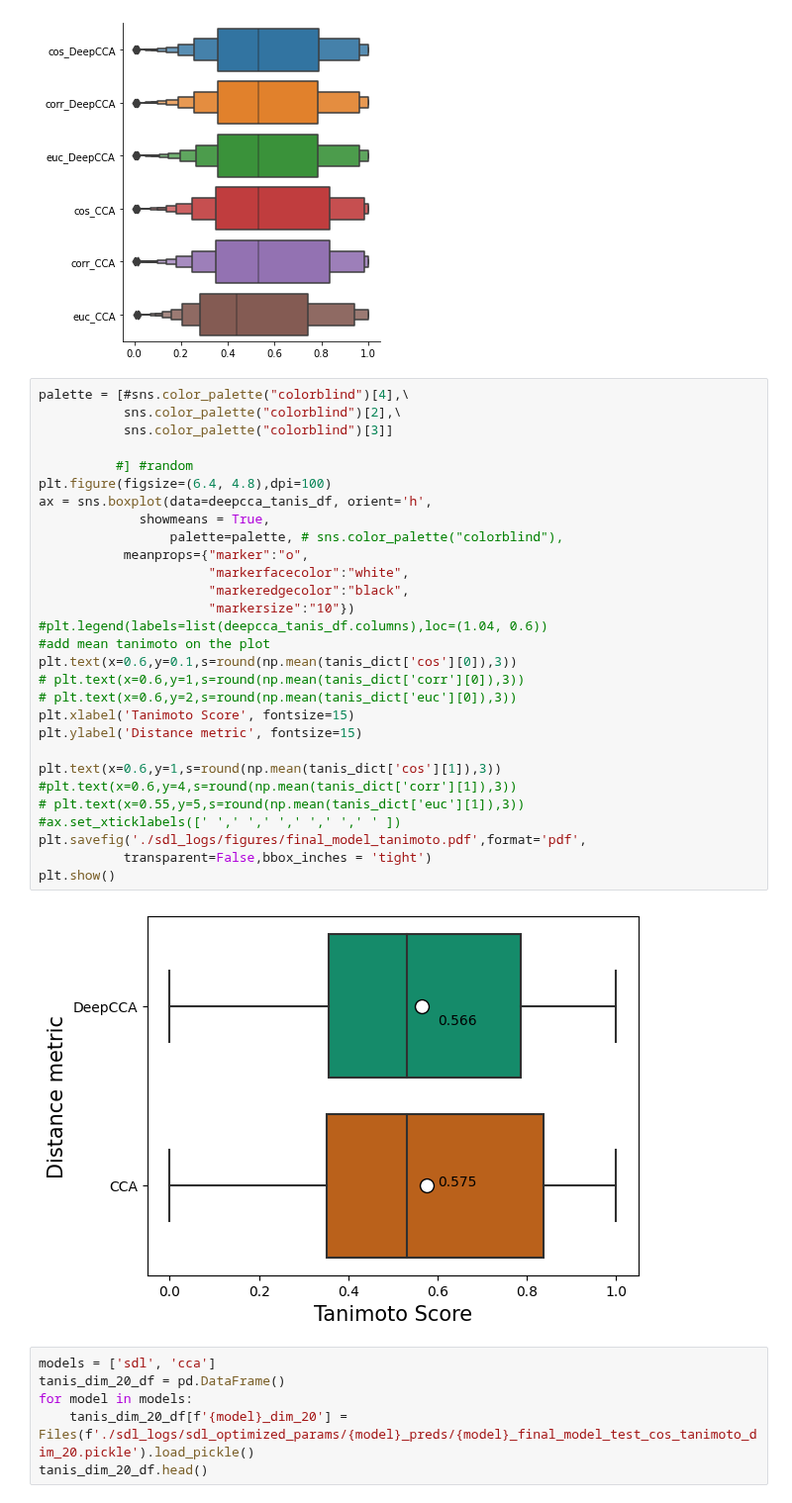
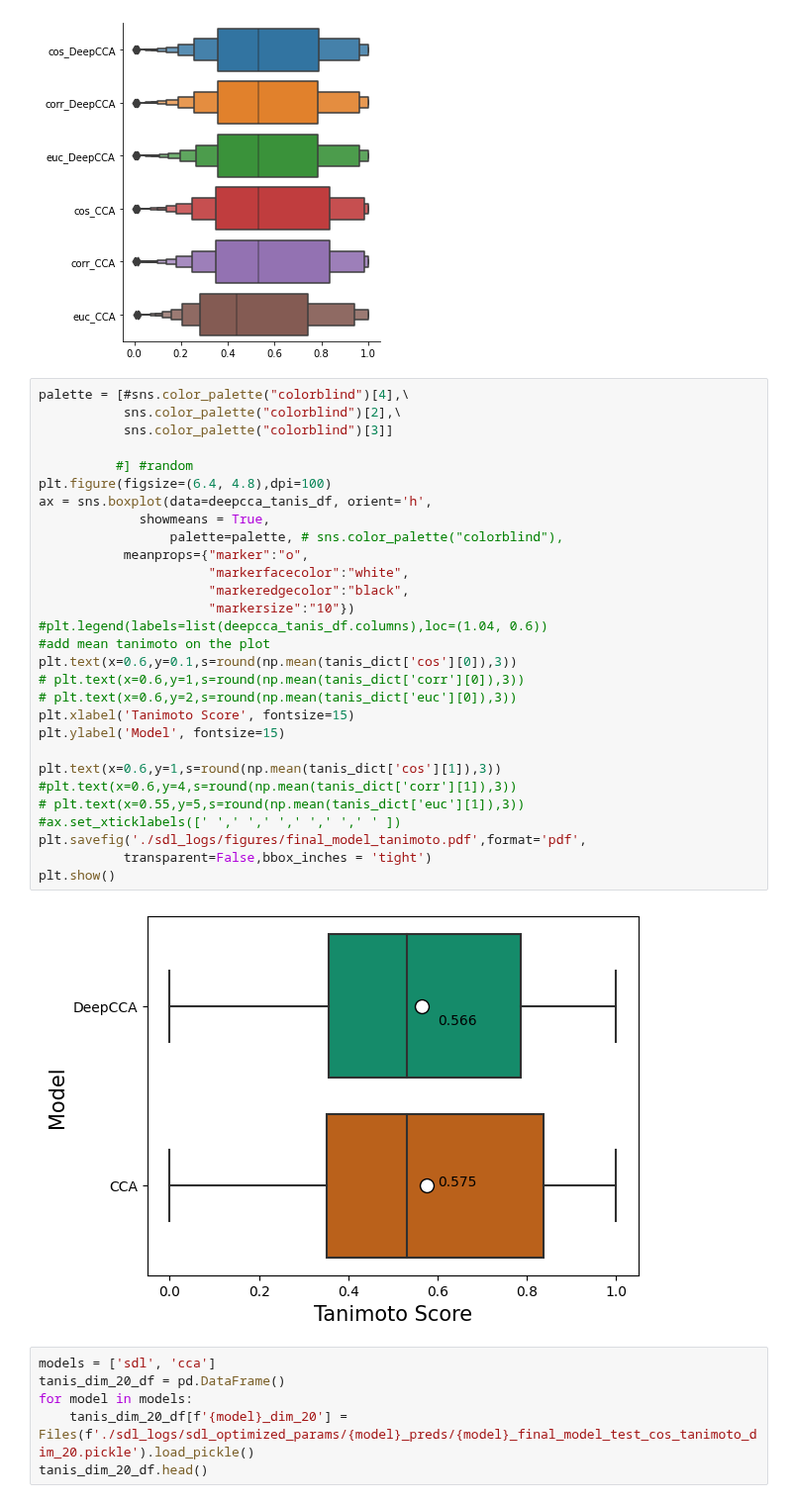
Before and after one commit to LukaLmelias/DeepCCA_thesis, a Jupyter notebook: final_model_prediction_and_evaluation.ipynb, the cells around one changed output. Shown at 99% size. Saved outputs shown, nothing was run; the diff lists cells and outputs as text.

```diff
--- a/final_model_prediction_and_evaluation.ipynb
+++ b/final_model_prediction_and_evaluation.ipynb
@@ -670,34 +872,34 @@ plt.show()
 # %%
 palette = [#sns.color_palette("colorblind")[4],\
            sns.color_palette("colorblind")[2],\
            sns.color_palette("colorblind")[3]]
 
           #] #random
 plt.figure(figsize=(6.4, 4.8),dpi=100)
 ax = sns.boxplot(data=deepcca_tanis_df, orient='h',
              showmeans = True,
                  palette=palette, # sns.color_palette("colorblind"),
            meanprops={"marker":"o",
                       "markerfacecolor":"white",
                       "markeredgecolor":"black",
                       "markersize":"10"})
 #plt.legend(labels=list(deepcca_tanis_df.columns),loc=(1.04, 0.6))
 #add mean tanimoto on the plot
 plt.text(x=0.6,y=0.1,s=round(np.mean(tanis_dict['cos'][0]),3))
 # plt.text(x=0.6,y=1,s=round(np.mean(tanis_dict['corr'][0]),3))
 # plt.text(x=0.6,y=2,s=round(np.mean(tanis_dict['euc'][0]),3))
 plt.xlabel('Tanimoto Score', fontsize=15)
-plt.ylabel('Distance metric', fontsize=15)
+plt.ylabel('Model', fontsize=15)
 
 plt.text(x=0.6,y=1,s=round(np.mean(tanis_dict['cos'][1]),3))
 #plt.text(x=0.6,y=4,s=round(np.mean(tanis_dict['corr'][1]),3))
 # plt.text(x=0.55,y=5,s=round(np.mean(tanis_dict['euc'][1]),3))
 #ax.set_xticklabels([' ',' ',' ',' ',' ',' ' ])
 plt.savefig('./sdl_logs/figures/final_model_tanimoto.pdf',format='pdf',
            transparent=False,bbox_inches = 'tight')
 plt.show()
 # %% [output]
-[figure, old version]
+[figure, new version]
 # %%
 models = ['sdl', 'cca']
 tanis_dim_20_df = pd.DataFrame()
```
Also changed, not shown: parts of 16 cells of this notebook.
